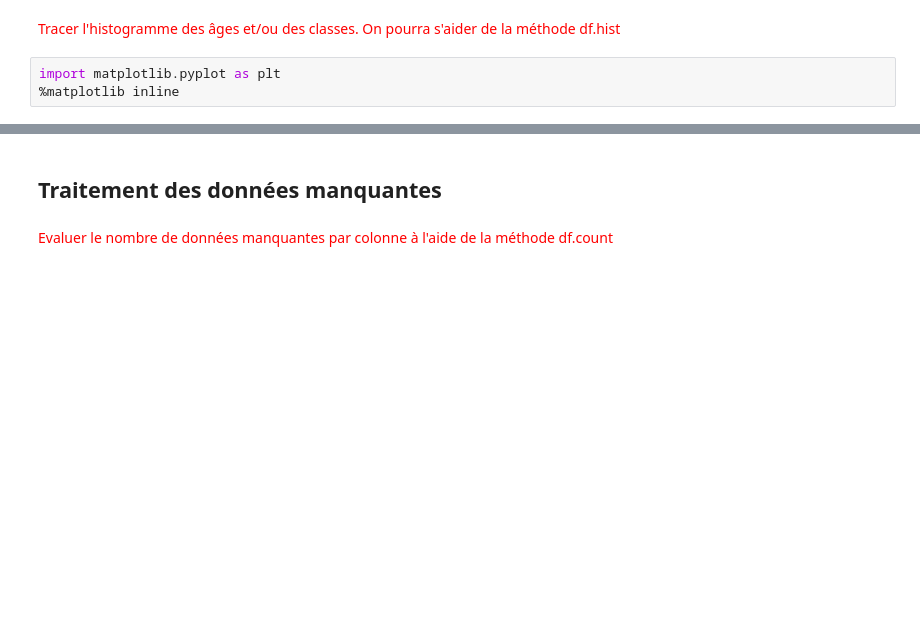
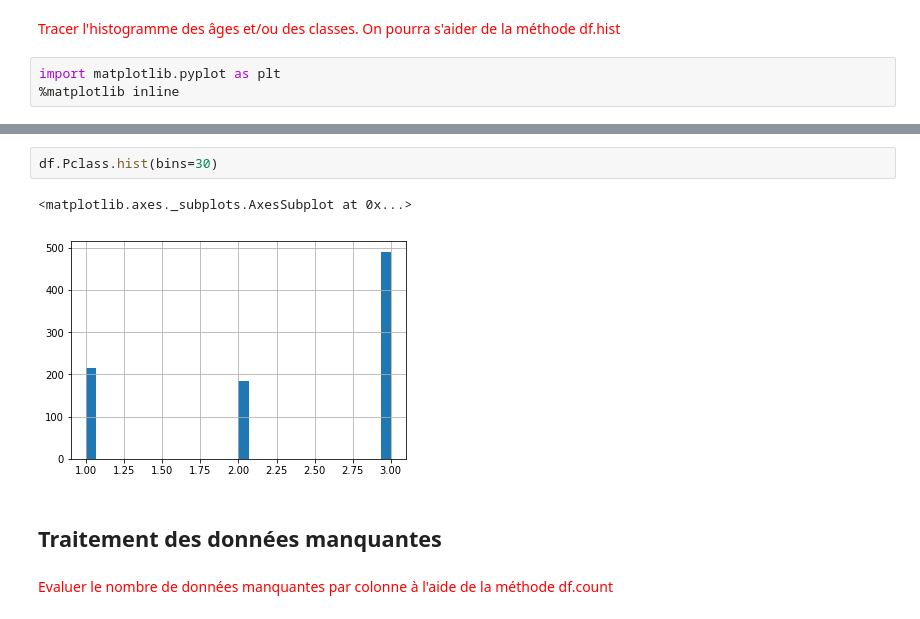
Before and after one commit to zhufangda/Telecom_Paristech-3rd_year, a Jupyter notebook: IA317-Large_Scale_Machine_Learning/TP/Homework/notebooks/1-titanic-blank.ipynb, the cells around one changed output, grey strips where cells are left out. Saved outputs shown, nothing was run; the diff lists cells and outputs as text; blank space fills up the shorter version.

```diff
--- a/IA317-Large_Scale_Machine_Learning/TP/Homework/notebooks/1-titanic-blank.ipynb
+++ b/IA317-Large_Scale_Machine_Learning/TP/Homework/notebooks/1-titanic-blank.ipynb
@@ -31,3 +72,8 @@ import matplotlib.pyplot as plt
+# %%
+df.Pclass.hist(bins=30)
+# %% [output]
+<matplotlib.axes._subplots.AxesSubplot at 0x...>
+[figure, added]
 # %% [markdown]
 ## Traitement des données manquantes
 # %% [markdown]
```
Also changed, not shown: parts of 28 cells of this notebook.
